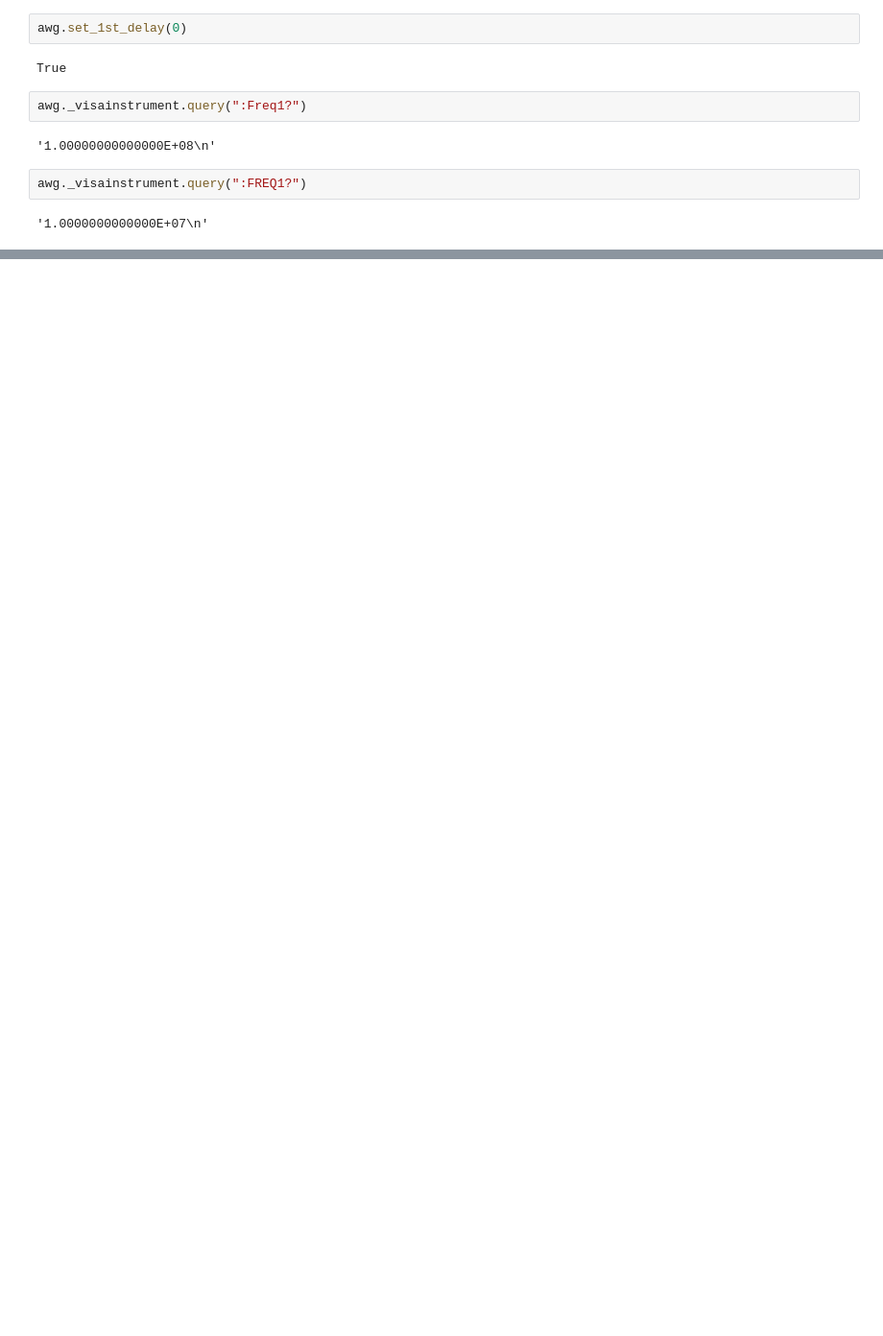
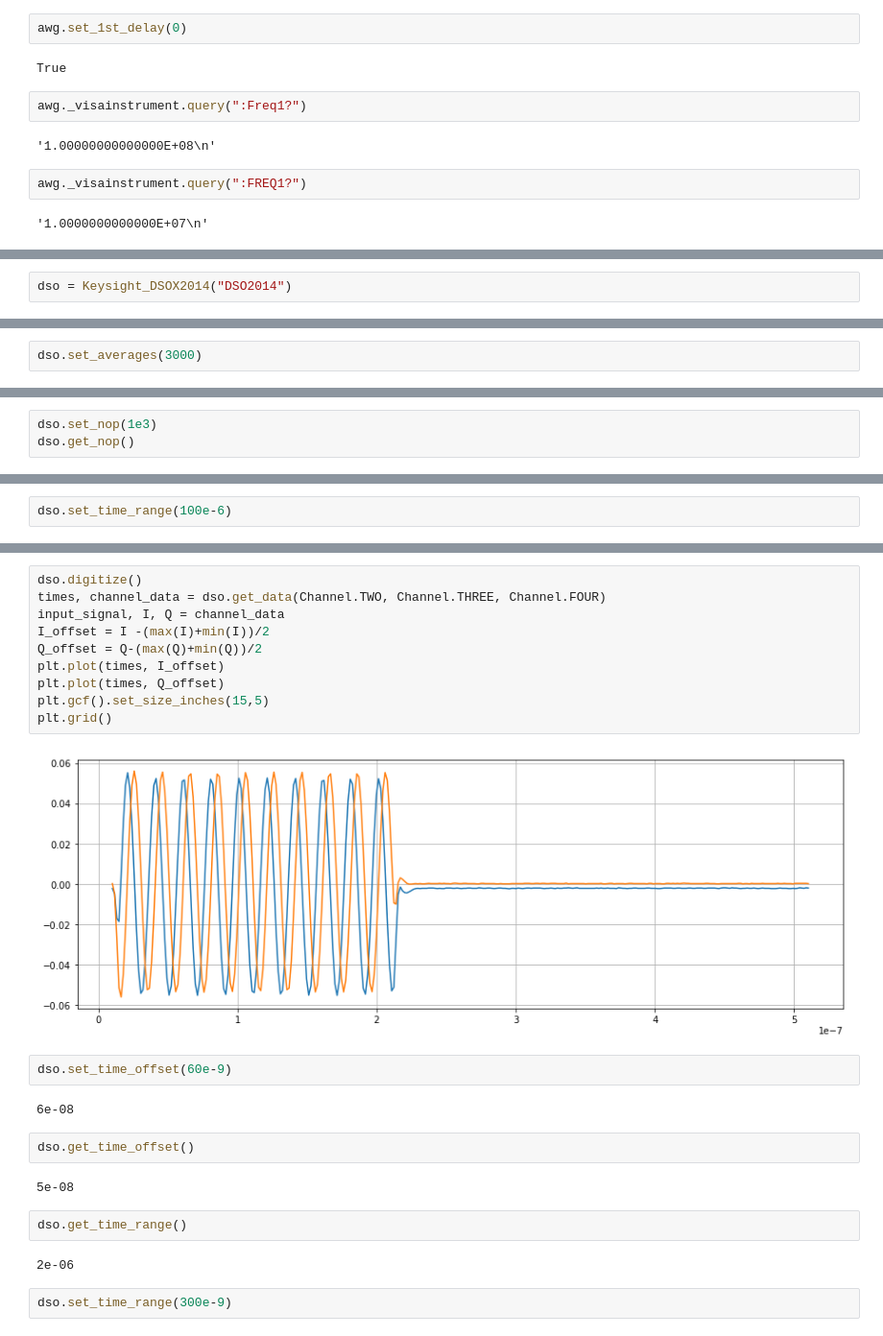
Before and after one commit to niobiumpro/Measurement-automation, a Jupyter notebook: Drivers testing.ipynb, the cells around one changed output, grey strips where cells are left out. Shown at 96% size. Cells and saved outputs as stored; diff of their text form; blank space fills up the shorter version.

```diff
--- a/Drivers testing.ipynb
+++ b/Drivers testing.ipynb
@@ -259,0 +271,2 @@ awg._visainstrument.query(":FREQ1?")
+# %%
+dso = Keysight_DSOX2014("DSO2014")
@@ -259,0 +277,2 @@ awg._visainstrument.query(":FREQ1?")
+# %%
+dso.set_averages(3000)
@@ -259,0 +294,3 @@ awg._visainstrument.query(":FREQ1?")
+# %%
+dso.set_nop(1e3)
+dso.get_nop()
@@ -259,0 +299,2 @@ awg._visainstrument.query(":FREQ1?")
+# %%
+dso.set_time_range(100e-6)
@@ -259,0 +324,26 @@ awg._visainstrument.query(":FREQ1?")
+# %%
+dso.digitize()
+times, channel_data = dso.get_data(Channel.TWO, Channel.THREE, Channel.FOUR)
+input_signal, I, Q = channel_data
+I_offset = I -(max(I)+min(I))/2
+Q_offset = Q-(max(Q)+min(Q))/2
+plt.plot(times, I_offset)
+plt.plot(times, Q_offset)
+plt.gcf().set_size_inches(15,5)
+plt.grid()
+# %% [output]
+[figure, added]
+# %%
+dso.set_time_offset(60e-9)
+# %% [output]
+6e-08
+# %%
+dso.get_time_offset()
+# %% [output]
+5e-08
+# %%
+dso.get_time_range()
+# %% [output]
+2e-06
+# %%
+dso.set_time_range(300e-9)
```
Also changed, not shown: parts of 28 cells of this notebook, 24 other files.
